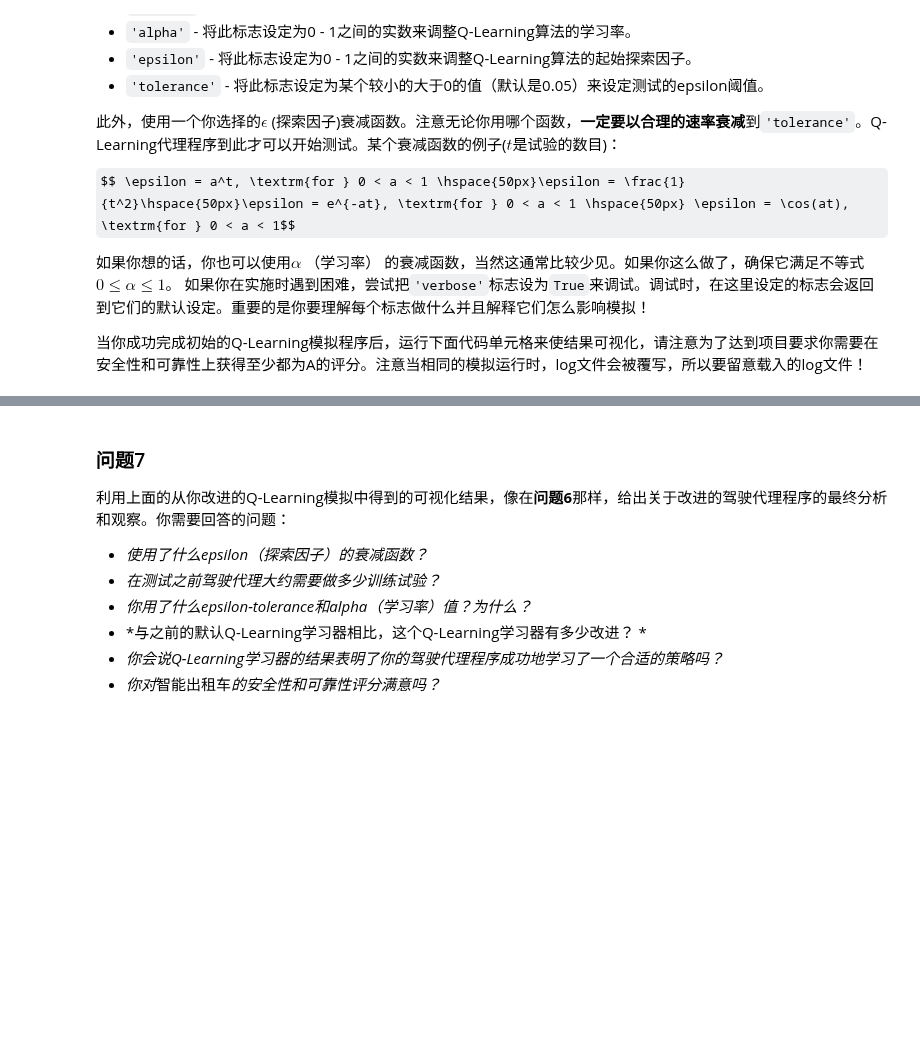
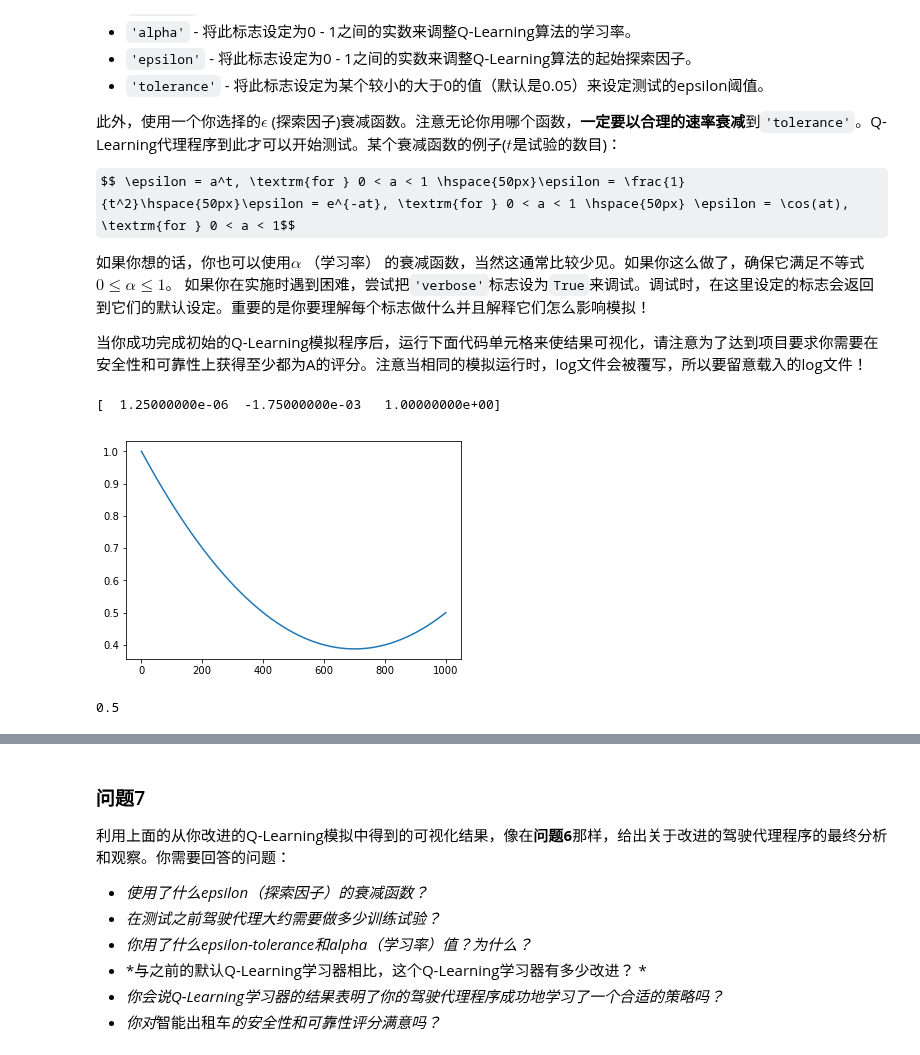
Before and after one commit to fengdasuk19/Udacity-MachineLearningNanoDegree, a Jupyter notebook: projects/smartcab/smartcab.ipynb, the cells around one changed output, grey strips where cells are left out. Drawn from its saved outputs; the diff is of its cells as text; code cells hidden in the pictures; some formulas as TeX source; blank space fills up the shorter version.

```diff
--- a/projects/smartcab/smartcab.ipynb
+++ b/projects/smartcab/smartcab.ipynb
@@ -315,3 +321,32 @@ $$ \epsilon = a^t, \textrm{for } 0 < a < 1 \hspace{50px}\epsilon = \frac{1}{t^2}
 如果你在实施时遇到困难，尝试把`'verbose'`标志设为`True`来调试。调试时，在这里设定的标志会返回到它们的默认设定。重要的是你要理解每个标志做什么并且解释它们怎么影响模拟！
 
 当你成功完成初始的Q-Learning模拟程序后，运行下面代码单元格来使结果可视化，请注意为了达到项目要求你需要在安全性和可靠性上获得至少都为A的评分。注意当相同的模拟运行时，log文件会被覆写，所以要留意载入的log文件！
+# %%
+import numpy as np
+from matplotlib import pyplot
+
+
+# tempx = np.array([0, 70, 100, 400])
+# tempy = np.array([1.0, 0.7, 0.63, 0.1])
+tempx = np.array([0, 200, 400])
+tempy = np.array([1.0, 0.7,  0.5])
+coef = np.polyfit(tempx, tempy, 2)
+print coef
+
+x = np.arange(0, 1000, 0.1)
+tempy = coef[0] * pow(x, 2) + coef[1] * x + coef[2]#coef[0] * np.power(x, 3)  + coef[1] * np.power(x, 2) + coef[2] * x + coef[3]
+
+# print x.shape
+# print tempy.shape
+
+pyplot.plot(x, tempy)
+pyplot.show()
+
+def func(x):
+     return  coef[0] * pow(x, 2) + coef[1] * x + coef[2]#coef[0] * np.power(x, 3)  + coef[1] * np.power(x, 2) + coef[2] * x + coef[3]
+
+print func(400)
+# %% [output]
+[  1.25000000e-06  -1.75000000e-03   1.00000000e+00]
+[figure, added]
+0.5
```
Also changed, not shown: parts of 7 cells of this notebook, 12 other files.
